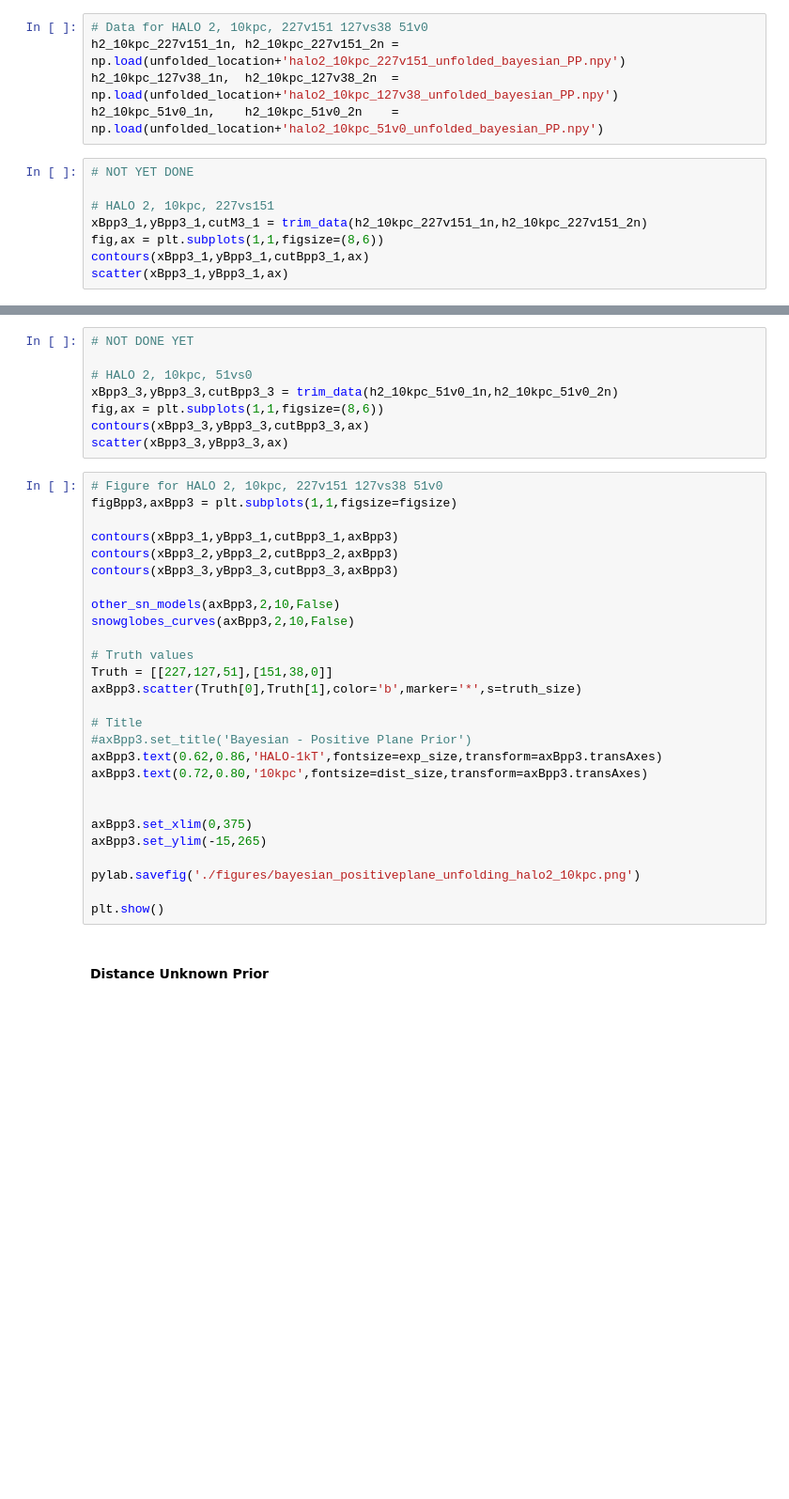
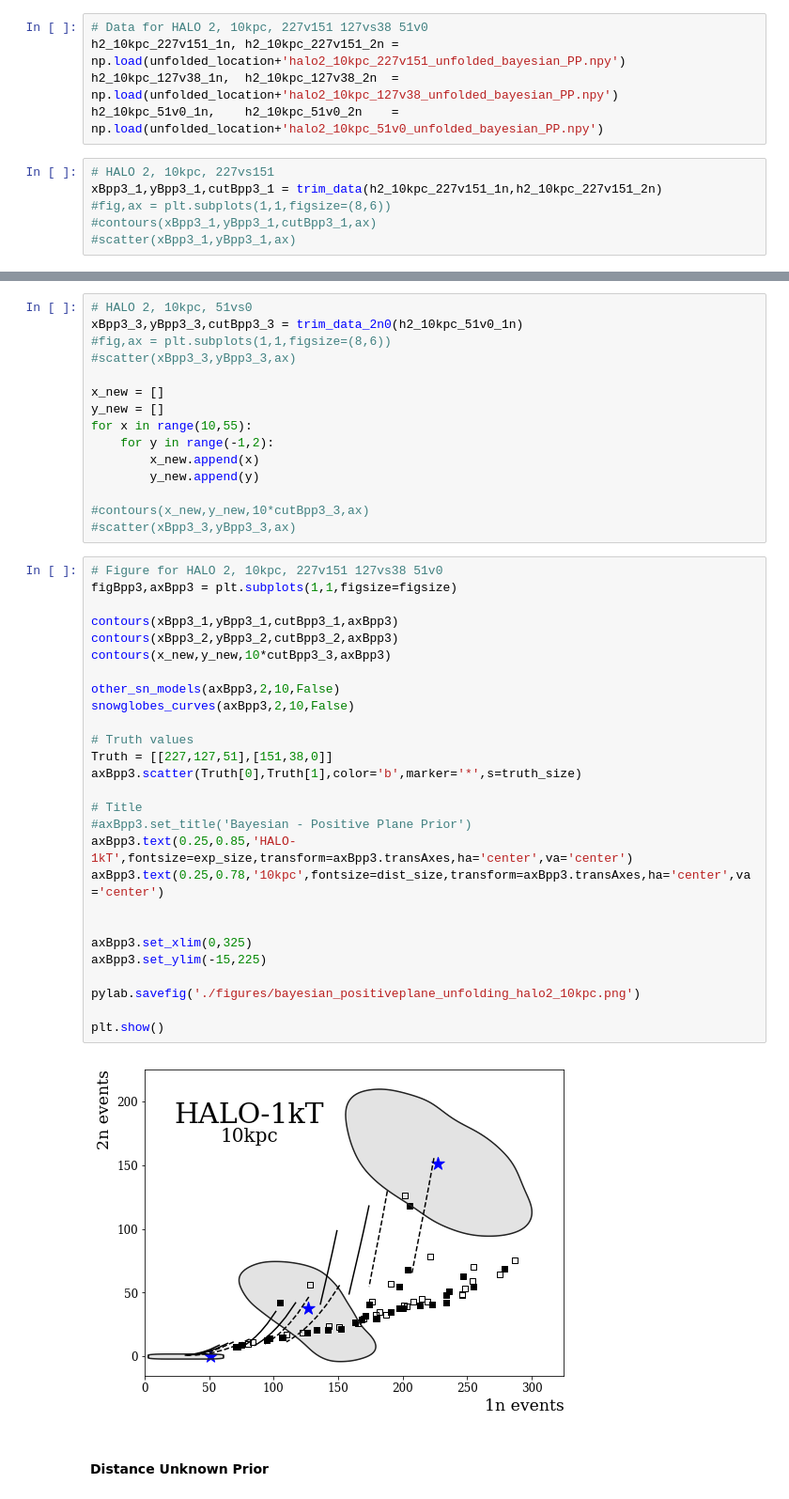
Before and after one commit to jfcrenshaw/halo, a Jupyter notebook: unfolding_plots.ipynb, the cells around one changed output, grey strips where cells are left out. Shown: that part at 94% size. Cells and saved outputs as stored; diff of their text form; blank space fills up the shorter version.

```diff
--- a/unfolding_plots.ipynb
+++ b/unfolding_plots.ipynb
@@ -398,11 +389,9 @@ h2_10kpc_227v151_1n, h2_10kpc_227v151_2n = np.load(unfolded_location+'halo2_10kp
 h2_10kpc_127v38_1n,  h2_10kpc_127v38_2n  = np.load(unfolded_location+'halo2_10kpc_127v38_unfolded_bayesian_PP.npy')
 h2_10kpc_51v0_1n,    h2_10kpc_51v0_2n    = np.load(unfolded_location+'halo2_10kpc_51v0_unfolded_bayesian_PP.npy')
 # %%
-# NOT YET DONE
-
 # HALO 2, 10kpc, 227vs151
-xBpp3_1,yBpp3_1,cutM3_1 = trim_data(h2_10kpc_227v151_1n,h2_10kpc_227v151_2n)
-fig,ax = plt.subplots(1,1,figsize=(8,6))
-contours(xBpp3_1,yBpp3_1,cutBpp3_1,ax)
-scatter(xBpp3_1,yBpp3_1,ax)
+xBpp3_1,yBpp3_1,cutBpp3_1 = trim_data(h2_10kpc_227v151_1n,h2_10kpc_227v151_2n)
+#fig,ax = plt.subplots(1,1,figsize=(8,6))
+#contours(xBpp3_1,yBpp3_1,cutBpp3_1,ax)
+#scatter(xBpp3_1,yBpp3_1,ax)
 # %%
@@ -416,38 +403,47 @@ scatter(xBpp3_2,yBpp3_2,ax)
 # %%
-# NOT DONE YET
+# HALO 2, 10kpc, 51vs0
+xBpp3_3,yBpp3_3,cutBpp3_3 = trim_data_2n0(h2_10kpc_51v0_1n)
+#fig,ax = plt.subplots(1,1,figsize=(8,6))
+#scatter(xBpp3_3,yBpp3_3,ax)
 
-# HALO 2, 10kpc, 51vs0
-xBpp3_3,yBpp3_3,cutBpp3_3 = trim_data(h2_10kpc_51v0_1n,h2_10kpc_51v0_2n)
-fig,ax = plt.subplots(1,1,figsize=(8,6))
-contours(xBpp3_3,yBpp3_3,cutBpp3_3,ax)
-scatter(xBpp3_3,yBpp3_3,ax)
+x_new = []
+y_new = []
+for x in range(10,55):
+    for y in range(-1,2):
+        x_new.append(x)
+        y_new.append(y)
+
+#contours(x_new,y_new,10*cutBpp3_3,ax)
+#scatter(xBpp3_3,yBpp3_3,ax)
 # %%
 # Figure for HALO 2, 10kpc, 227v151 127vs38 51v0
 figBpp3,axBpp3 = plt.subplots(1,1,figsize=figsize)
 
 contours(xBpp3_1,yBpp3_1,cutBpp3_1,axBpp3)
 contours(xBpp3_2,yBpp3_2,cutBpp3_2,axBpp3)
-contours(xBpp3_3,yBpp3_3,cutBpp3_3,axBpp3)
+contours(x_new,y_new,10*cutBpp3_3,axBpp3)
 
 other_sn_models(axBpp3,2,10,False)
 snowglobes_curves(axBpp3,2,10,False)
 
 # Truth values
 Truth = [[227,127,51],[151,38,0]]
 axBpp3.scatter(Truth[0],Truth[1],color='b',marker='*',s=truth_size)
 
 # Title
 #axBpp3.set_title('Bayesian - Positive Plane Prior')
-axBpp3.text(0.62,0.86,'HALO-1kT',fontsize=exp_size,transform=axBpp3.transAxes)
-axBpp3.text(0.72,0.80,'10kpc',fontsize=dist_size,transform=axBpp3.transAxes)
+axBpp3.text(0.25,0.85,'HALO-1kT',fontsize=exp_size,transform=axBpp3.transAxes,ha='center',va='center')
+axBpp3.text(0.25,0.78,'10kpc',fontsize=dist_size,transform=axBpp3.transAxes,ha='center',va='center')
 
 
-axBpp3.set_xlim(0,375)
-axBpp3.set_ylim(-15,265)
+axBpp3.set_xlim(0,325)
+axBpp3.set_ylim(-15,225)
 
 pylab.savefig('./figures/bayesian_positiveplane_unfolding_halo2_10kpc.png')
 
 plt.show()
+# %% [output]
+[figure, added]
 # %% [markdown]
 #### Distance Unknown Prior
 # %% [markdown]
```
Also changed, not shown: parts of 19 cells of this notebook, 3 other files.
